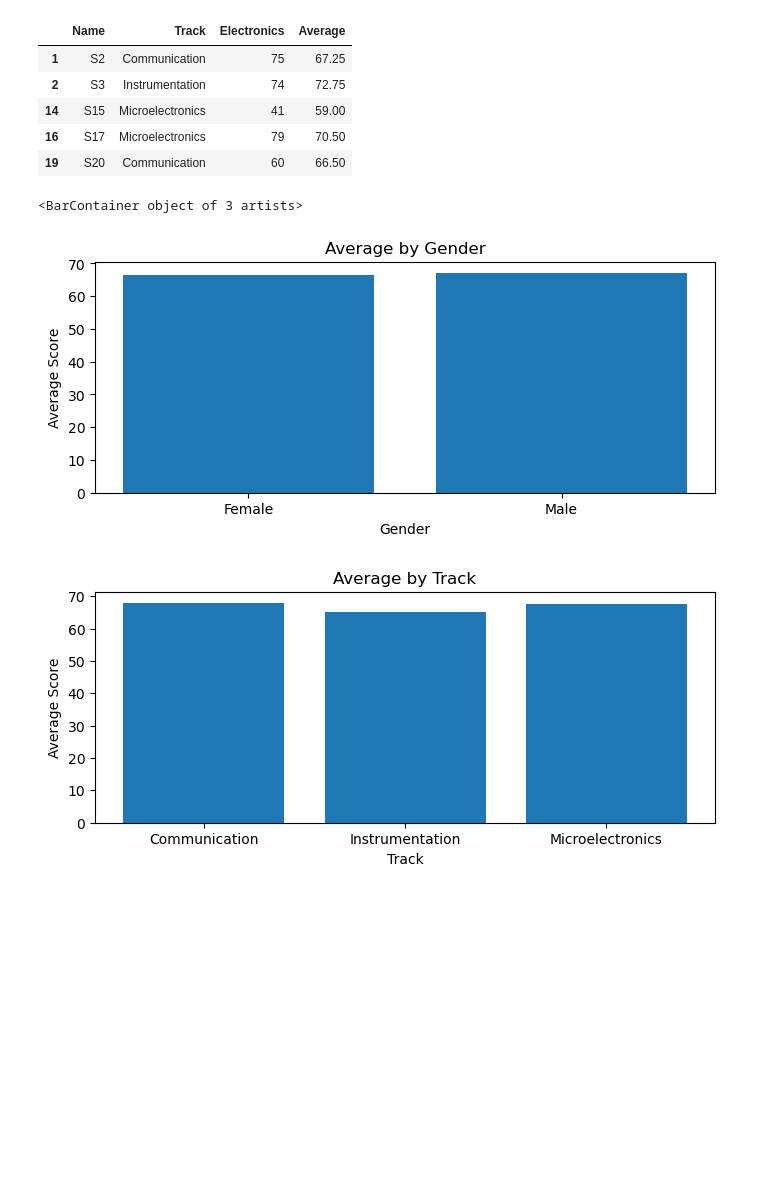
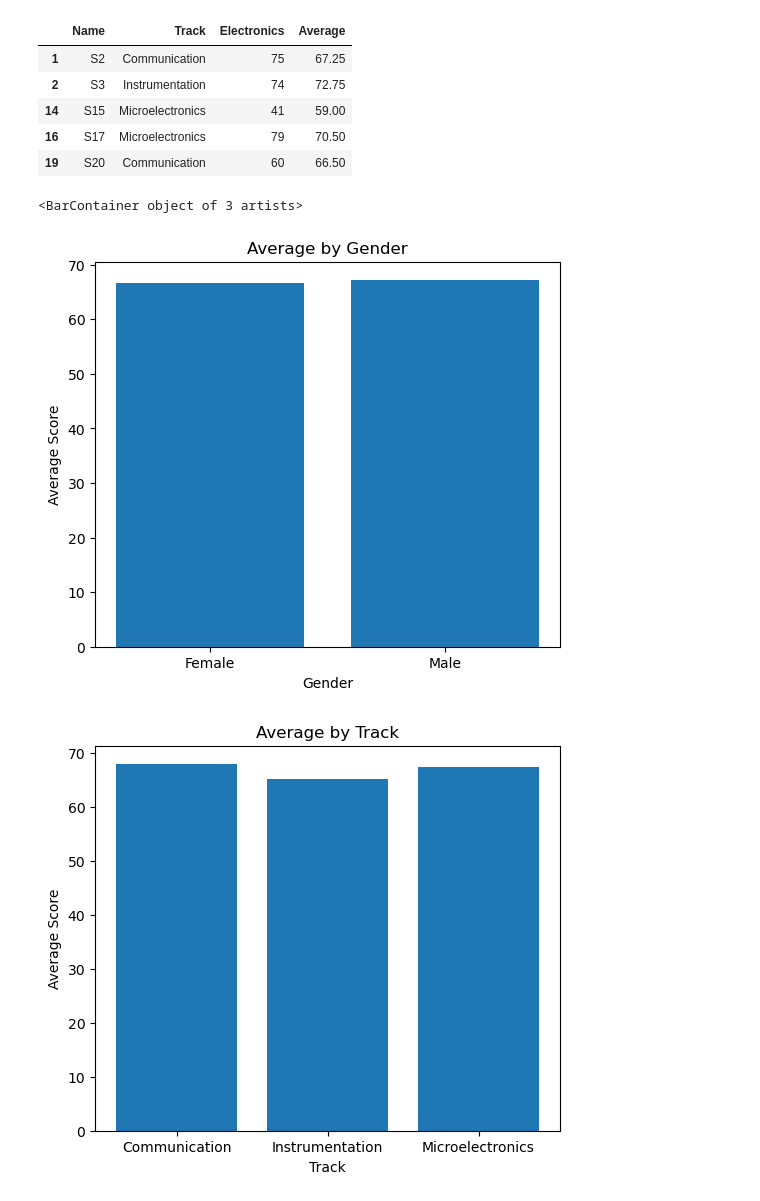
Before and after one commit to csin16/Sincioco-Cheyne-Paul-DG._PA_4, a Jupyter notebook: PA4.ipynb, the cells around one changed output. Drawn from its saved outputs; the diff is of its cells as text; code cells hidden in the pictures; blank space fills up the shorter version.

```diff
--- a/PA4.ipynb
+++ b/PA4.ipynb
@@ -33,30 +33,30 @@ display('b.)' , Mindy)
 # %%
 import matplotlib.pyplot as plt #Import matplot library as variable plt
 subs = ['Electronics', 'GEAS', 'Math', 'Communication']#Set a single variable for all the features/subjects
 df['Average'] = df[subs].mean(axis=1)#Gets the average of the subjects per name
 AveragebyGender = df.groupby('Gender')['Average'].mean()
 AveragebyTrack = df.groupby('Track')['Average'].mean()
 AveragebyHometown = df.groupby('Hometown')['Average'].mean()
 
 
-plt.figure(figsize=(8, 3)) #Width and length of the plot
+plt.figure(figsize=(6, 5)) #Width and length of the plot
 plt.title('Average by Gender')
 plt.ylabel('Average Score')
 plt.xlabel('Gender')
 plt.bar(AveragebyGender.index, AveragebyGender.values) #X as the gender and y as the average, shows the average based on their gender
 
-plt.figure(figsize=(8, 3)) #Width and length of the plot
+plt.figure(figsize=(6, 5)) #Width and length of the plot
 plt.title('Average by Track')
 plt.ylabel('Average Score')
 plt.xlabel('Track')
 plt.bar(AveragebyTrack.index, AveragebyTrack.values) #X as the track and y as the average, shows the average based on their track
 
-plt.figure(figsize=(8, 3)) #Width and length of the plot
+plt.figure(figsize=(6, 5)) #Width and length of the plot
 plt.title('Average by Hometown')
 plt.ylabel('Average Score')
 plt.xlabel('Hometown')
 plt.bar(AveragebyHometown.index, AveragebyHometown.values) #X as the hometown and y as the average, shows the average based on their hometown
 # %% [output]
 <BarContainer object of 3 artists>
-[figure, old version]
+[figure, new version]
-[figure, old version]
+[figure, new version]
```
Also changed, not shown: parts of 1 cell of this notebook.
